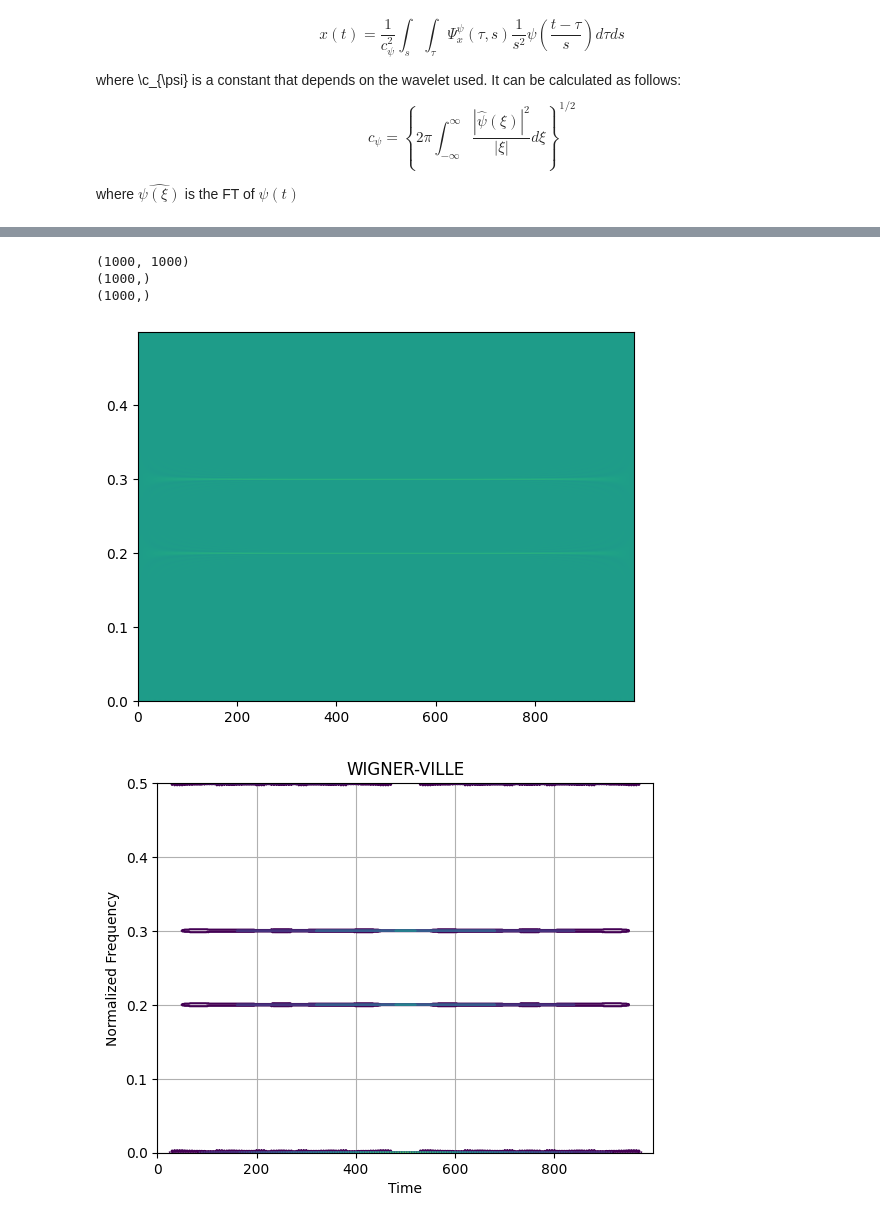
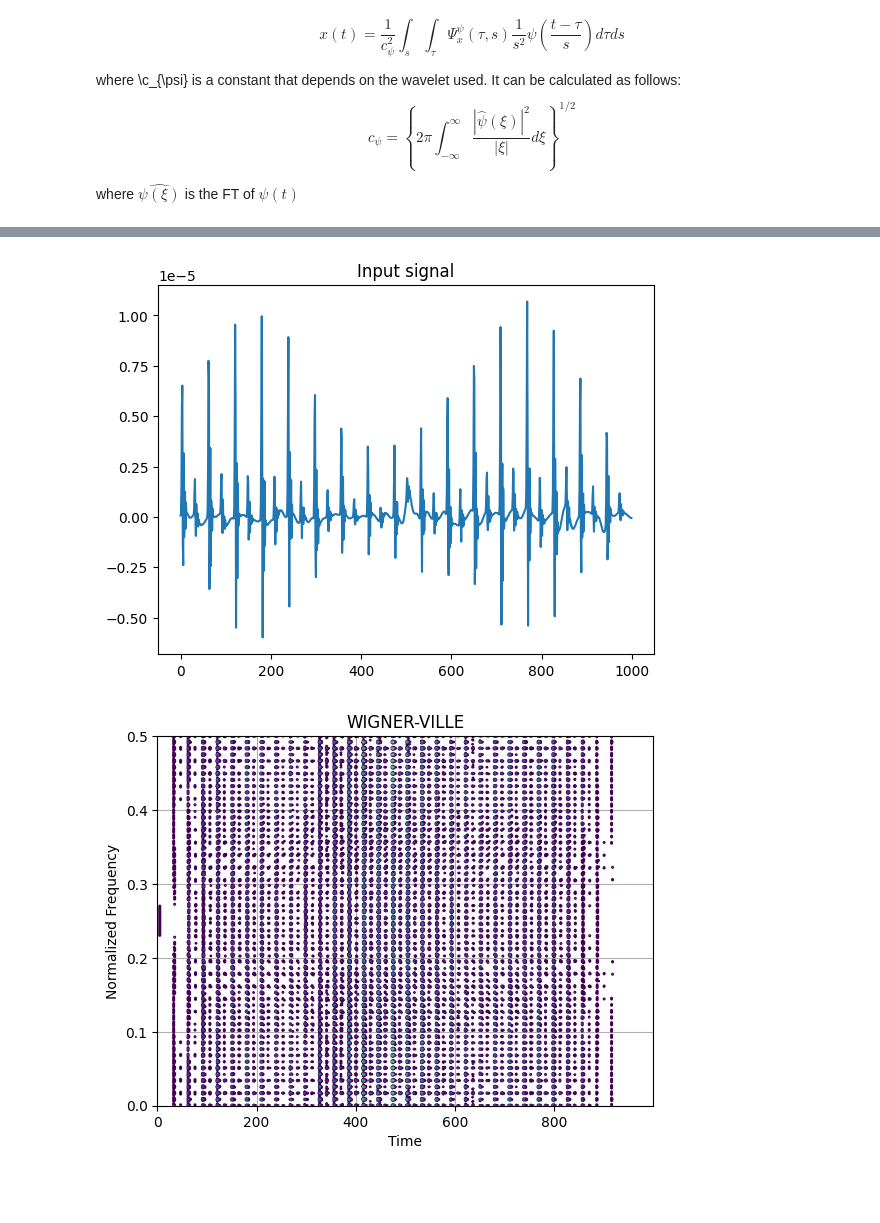
Before and after one commit to darcy1zhang/Tutorial, a Jupyter notebook: Example.ipynb, the cells around one changed output, grey strips where cells are left out. Saved outputs shown, nothing was run; the diff lists cells and outputs as text; code cells hidden in the pictures; blank space fills up the shorter version.

```diff
--- a/Example.ipynb
+++ b/Example.ipynb
@@ -384,25 +453,17 @@ coefficients, frequencies = my_cwt(signal, scales, wavelet, fs, True)
 # %%
 import numpy as np
 import pywt
 import matplotlib.pyplot as plt
 import tftb
+from dsp import my_wvd
 
-# 生成示例信号
-t = np.linspace(0, 10, 1000, endpoint=False)
-# signal = np.load("./data/sim_100_0.1_90_140_train.npy")[1,:1000]
-signal = np.sin(2 * np.pi * 50 * t) + np.sin(2 * np.pi * 120 * t)
 
-wvd = tftb.processing.WignerVilleDistribution(signal)
-tfr_wvd, t_wvd, f_wvd = wvd.run()
-print(tfr_wvd.shape)
-print(t_wvd.shape)
-print(f_wvd.shape)
-plt.imshow(tfr_wvd, aspect="auto",extent=[t_wvd[0],t_wvd[-1],f_wvd[0], f_wvd[-1]])
+signal = np.load("./data/sim_100_0.1_90_140_train.npy")[1,:1000]
+plt.title("Input signal")
+plt.plot(signal)
 plt.show()
-wvd.plot(kind="contour", scale="log")
+
+matrix, t, f = my_wvd(signal, show=True)
 # %% [output]
-(1000, 1000)
-(1000,)
-(1000,)
-[figure, old version]
+[figure, new version]
-[figure, old version]
+[figure, new version]
```
Also changed, not shown: parts of 5 cells of this notebook, 3 other files.
